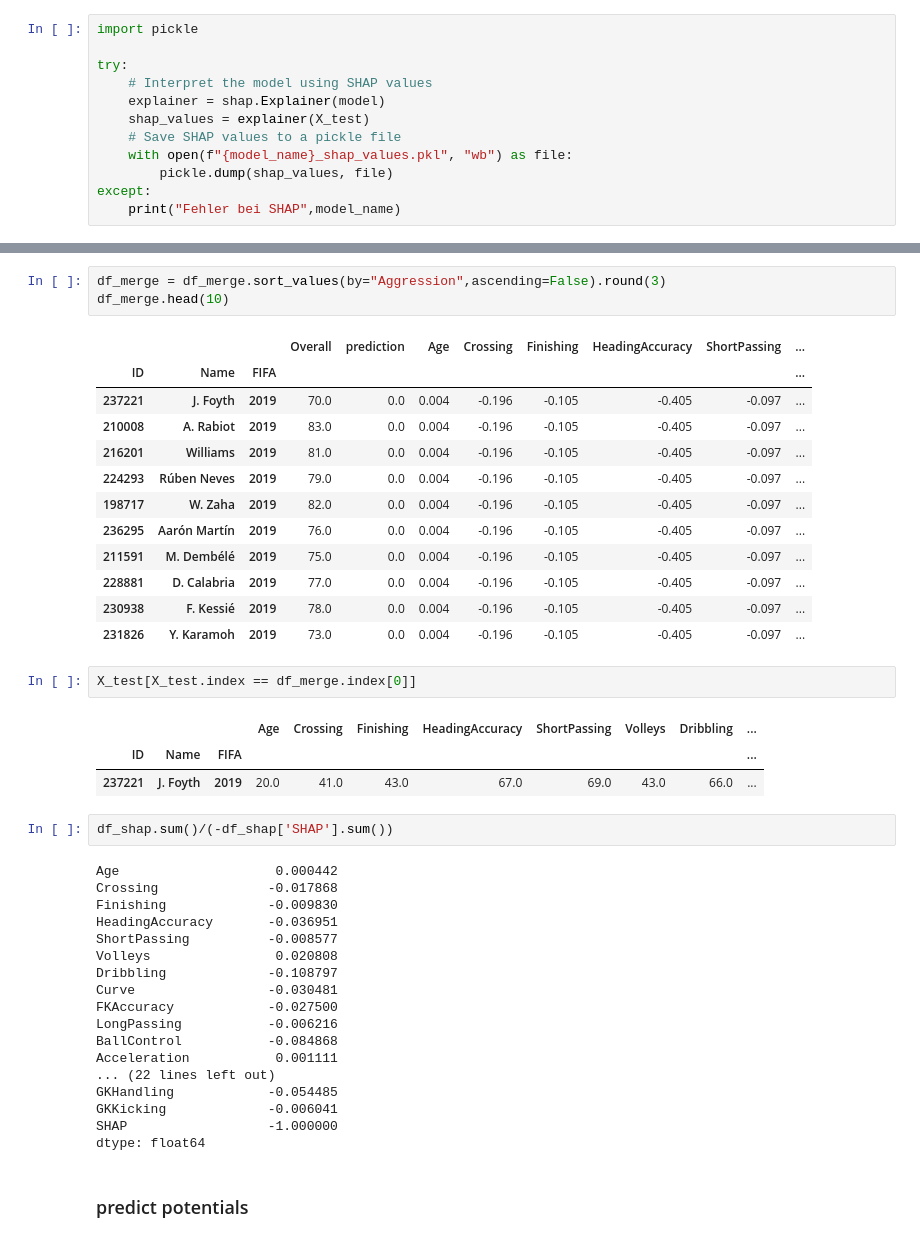
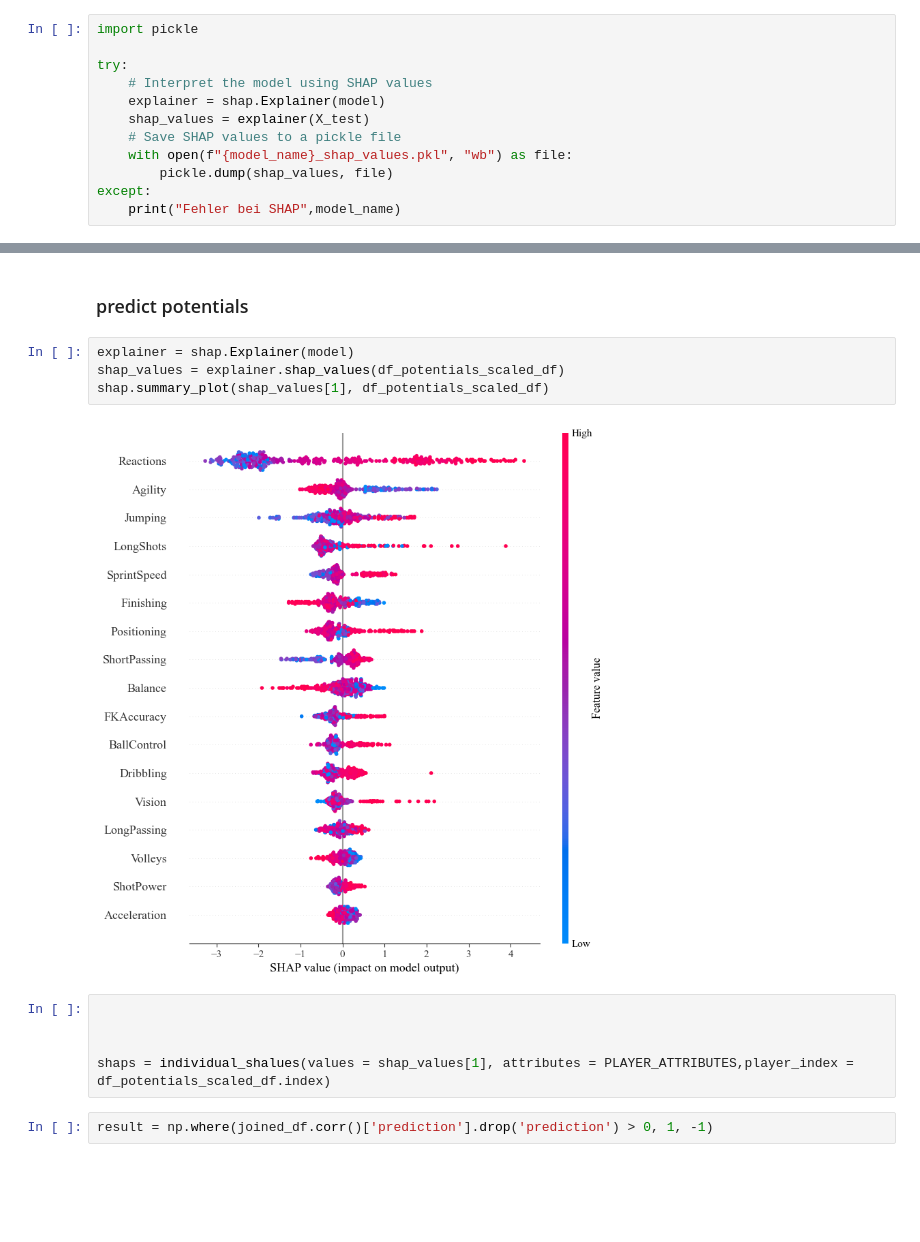
Before and after one commit to robb1302/statsfaction, a Jupyter notebook: scripts/sport_analytics/model/what was his name again.ipynb, the cells around one changed output, grey strips where cells are left out. Drawn from its saved outputs; the diff is of its cells as text; blank space fills up the shorter version.

```diff
--- a/scripts/sport_analytics/model/what was his name again.ipynb
+++ b/scripts/sport_analytics/model/what was his name again.ipynb
@@ -442,44 +486,15 @@ df_merge = pd.concat([df['Overall'],df_merge],axis=1,join='inner')
-# %%
-df_merge = df_merge.sort_values(by="Aggression",ascending=False).round(3)
-df_merge.head(10)
-# %% [output]
-|  |  |  | Overall | prediction | Age | Crossing | Finishing | HeadingAccuracy | ShortPassing | ... |
-| ID | Name | FIFA |  |  |  |  |  |  |  | ... |
-| 237221 | J. Foyth | 2019 | 70.0 | 0.0 | 0.004 | -0.196 | -0.105 | -0.405 | -0.097 | ... |
-| 210008 | A. Rabiot | 2019 | 83.0 | 0.0 | 0.004 | -0.196 | -0.105 | -0.405 | -0.097 | ... |
-| 216201 | Williams | 2019 | 81.0 | 0.0 | 0.004 | -0.196 | -0.105 | -0.405 | -0.097 | ... |
-| 224293 | Rúben Neves | 2019 | 79.0 | 0.0 | 0.004 | -0.196 | -0.105 | -0.405 | -0.097 | ... |
-| 198717 | W. Zaha | 2019 | 82.0 | 0.0 | 0.004 | -0.196 | -0.105 | -0.405 | -0.097 | ... |
-| 236295 | Aarón Martín | 2019 | 76.0 | 0.0 | 0.004 | -0.196 | -0.105 | -0.405 | -0.097 | ... |
-| 211591 | M. Dembélé | 2019 | 75.0 | 0.0 | 0.004 | -0.196 | -0.105 | -0.405 | -0.097 | ... |
-| 228881 | D. Calabria | 2019 | 77.0 | 0.0 | 0.004 | -0.196 | -0.105 | -0.405 | -0.097 | ... |
-| 230938 | F. Kessié | 2019 | 78.0 | 0.0 | 0.004 | -0.196 | -0.105 | -0.405 | -0.097 | ... |
-| 231826 | Y. Karamoh | 2019 | 73.0 | 0.0 | 0.004 | -0.196 | -0.105 | -0.405 | -0.097 | ... |
-# %%
-X_test[X_test.index == df_merge.index[0]]
-# %% [output]
-|  |  |  | Age | Crossing | Finishing | HeadingAccuracy | ShortPassing | Volleys | Dribbling | ... |
-| ID | Name | FIFA |  |  |  |  |  |  |  | ... |
-| 237221 | J. Foyth | 2019 | 20.0 | 41.0 | 43.0 | 67.0 | 69.0 | 43.0 | 66.0 | ... |
-# %%
-df_shap.sum()/(-df_shap['SHAP'].sum())
-# %% [output]
-Age                    0.000442
-Crossing              -0.017868
-Finishing             -0.009830
-HeadingAccuracy       -0.036951
-ShortPassing          -0.008577
-Volleys                0.020808
-Dribbling             -0.108797
-Curve                 -0.030481
-FKAccuracy            -0.027500
-LongPassing           -0.006216
-BallControl           -0.084868
-Acceleration           0.001111
-... (22 lines left out)
-GKHandling            -0.054485
-GKKicking             -0.006041
-SHAP                  -1.000000
-dtype: float64
 # %% [markdown]
 ### predict potentials
+# %%
+explainer = shap.Explainer(model)
+shap_values = explainer.shap_values(df_potentials_scaled_df)
+shap.summary_plot(shap_values[1], df_potentials_scaled_df)
+# %% [output]
+[figure, added]
+# %%
+
+
+
+shaps = individual_shalues(values = shap_values[1], attributes = PLAYER_ATTRIBUTES,player_index = df_potentials_scaled_df.index)
+# %%
+result = np.where(joined_df.corr()['prediction'].drop('prediction') > 0, 1, -1)
```
Also changed, not shown: parts of 29 cells of this notebook, 1 other file.
